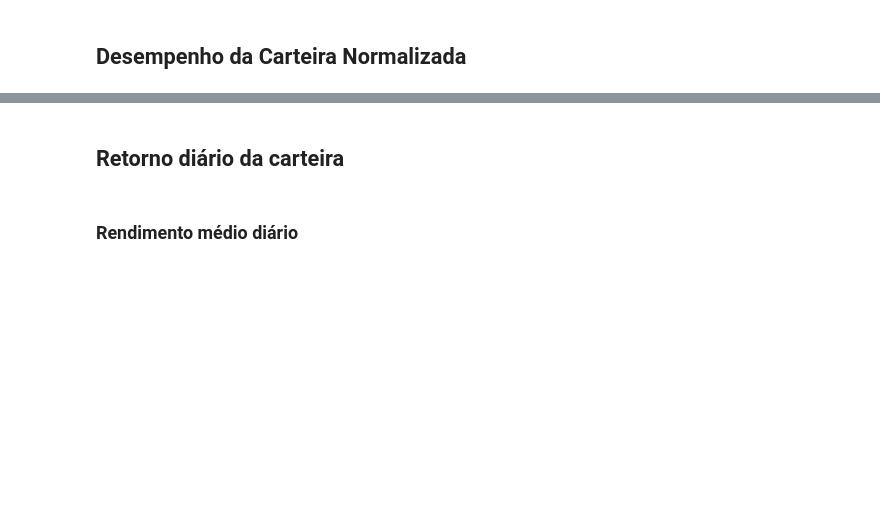
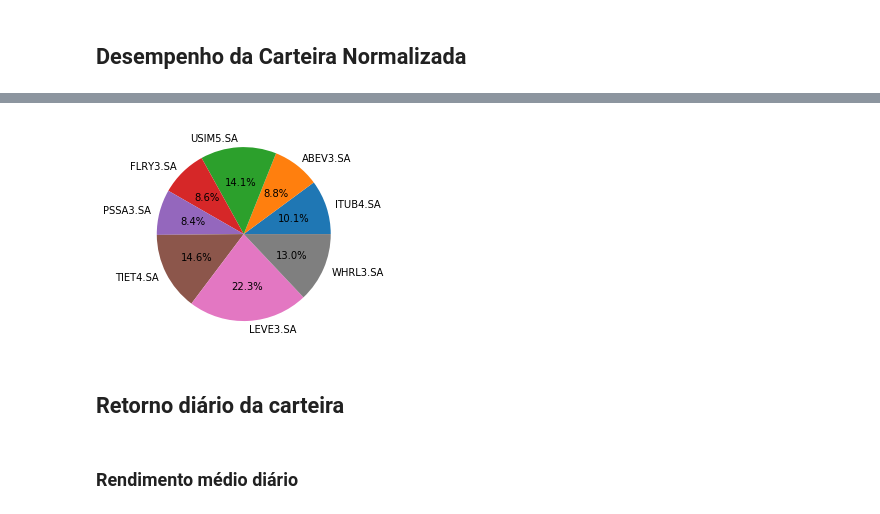
Before and after one commit to albertoivo/nossasrotas-finance, a Jupyter notebook: Analise.ipynb, the cells around one changed output, grey strips where cells are left out. Saved outputs shown, nothing was run; the diff lists cells and outputs as text; code cells hidden in the pictures; blank space fills up the shorter version.

```diff
--- a/Analise.ipynb
+++ b/Analise.ipynb
@@ -103,3 +98,11 @@ portfolio_normalizado.plot(figsize=(17,6));
+# %%
+# remove a coluna 'Total', pega os valores da última linha e transforma em 1D-array
+array_1d = portfolio_posicao.drop('Total', axis=1).values[-1:].ravel()
+# %%
+fig1, ax1 = plt.subplots()
+ax1.pie(array_1d, labels=tickers, autopct='%1.1f%%');
+# %% [output]
+[figure, added]
 # %% [markdown]
 ## Retorno diário da carteira
 # %%
```
Also changed, not shown: parts of 10 cells of this notebook, 3 other files.
